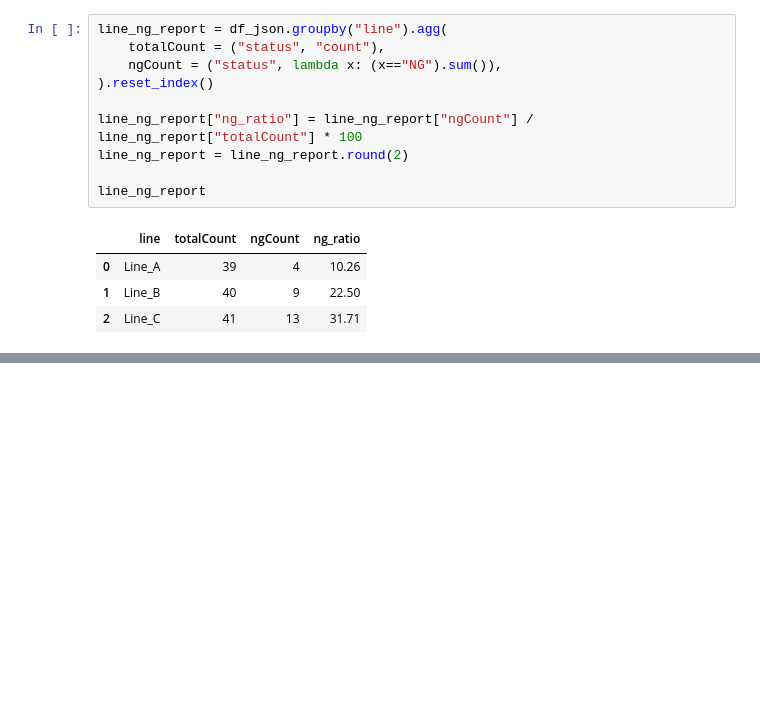
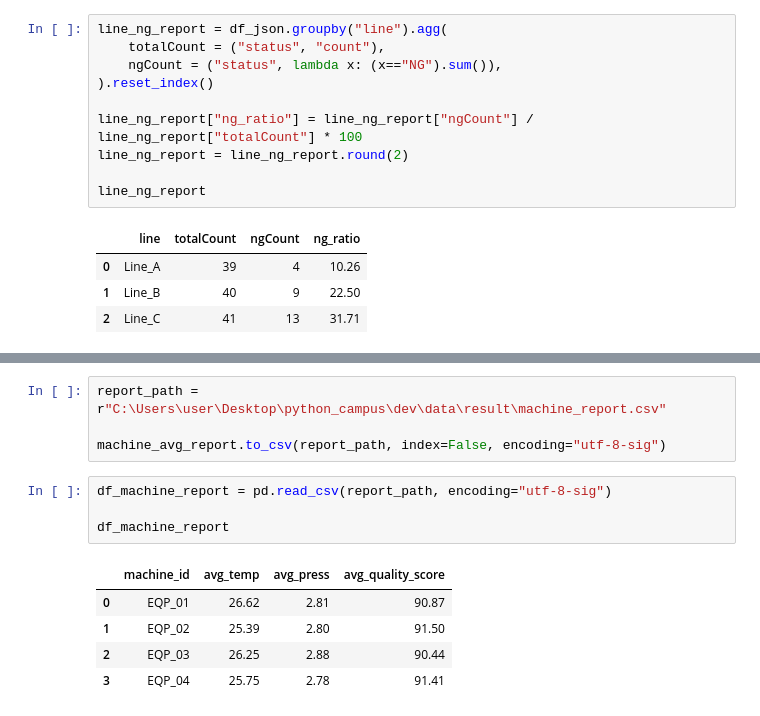
Before and after one commit to juunghaa/physical-ai-campus-python, a Jupyter notebook: dev/file_io_filtering.ipynb, the cells around one changed output, grey strips where cells are left out. Cells and saved outputs as stored; diff of their text form; blank space fills up the shorter version.

```diff
--- a/dev/file_io_filtering.ipynb
+++ b/dev/file_io_filtering.ipynb
@@ -512,0 +532,14 @@ line_ng_report
+# %%
+report_path = r"C:\Users\user\Desktop\python_campus\dev\data\result\machine_report.csv"
+
+machine_avg_report.to_csv(report_path, index=False, encoding="utf-8-sig")
+# %%
+df_machine_report = pd.read_csv(report_path, encoding="utf-8-sig")
+
+df_machine_report
+# %% [output]
+|  | machine_id | avg_temp | avg_press | avg_quality_score |
+| 0 | EQP_01 | 26.62 | 2.81 | 90.87 |
+| 1 | EQP_02 | 25.39 | 2.80 | 91.50 |
+| 2 | EQP_03 | 26.25 | 2.88 | 90.44 |
+| 3 | EQP_04 | 25.75 | 2.78 | 91.41 |
```
Also changed, not shown: parts of 2 cells of this notebook, 3 other files.
